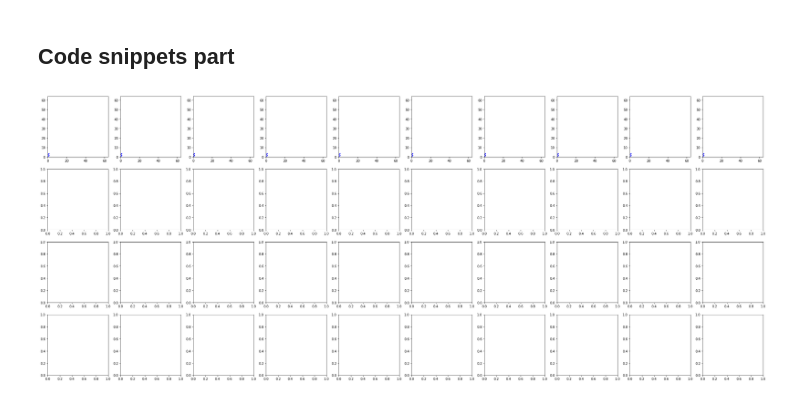
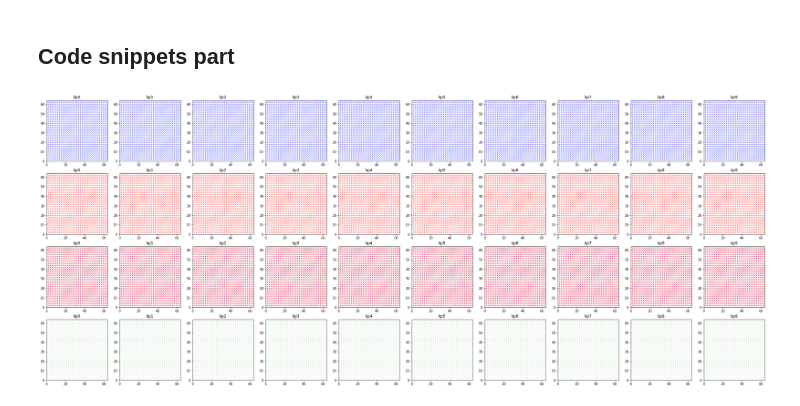
Before and after one commit to lee-vius/first-order-model, a Jupyter notebook: train_stylizer.ipynb, the cells around one changed output. Cells and saved outputs as stored; diff of their text form; code cells hidden in the pictures.

```diff
--- a/train_stylizer.ipynb
+++ b/train_stylizer.ipynb
@@ -246,20 +246,70 @@ styLogger.save_cpk()
 # %%
 import numpy as np
 import matplotlib.pyplot as plt
 
-fig, axes = plt.subplots(4, 10, figsize=(40, 16))
+inp = np.ones((10, 10, 64, 64, 2))[0]
+out = np.ones((10, 10, 64, 64, 2))[0]
 
-for ax in axes[0]:
-    ax.set_xlim(0, 64)
-    ax.set_ylim(0, 64)
+shape = inp.shape # the shape should be (num_kp, 64, 64, 2)
+fig, axes = plt.subplots(4, shape[0], figsize=(4 * shape[0], 4 * 4))
 
-    v = np.array([1, 1])
-    ax.arrow(0, 0, *v, color='b', linewidth=1.0, head_width=1.0, head_length=1)
-    ax.arrow(0, 2, *v, color='b', linewidth=1.0, head_width=1.0, head_length=1)
+for kp, ax in enumerate(axes[0]):
+    # plot the original motion field
+    ax.set_xlim(0, shape[1])
+    ax.set_ylim(0, shape[2])
+    ax.set_title("kp{}".format(kp))
+    for i in range(shape[1]):
+        if i % 2 == 0:
+            continue
+        for j in range(shape[2]):
+            if j % 2 == 0:
+                continue
+            ax.arrow(i, j, *inp[kp, i, j], color='b', linewidth=0.5, head_width=0.2, head_length=0.2)
 
+for kp, ax in enumerate(axes[1]):
+    # plot the generated motion field
+    ax.set_xlim(0, shape[1])
+    ax.set_ylim(0, shape[2])
+    ax.set_title("kp{}".format(kp))
+    for i in range(shape[1]):
+        if i % 2 == 0:
+            continue
+        for j in range(shape[2]):
+            if j % 2 == 0:
+                continue
+            ax.arrow(i, j, *out[kp, i, j], color='r', linewidth=0.5, head_width=0.2, head_length=0.2)
+
+for kp, ax in enumerate(axes[2]):
+    # plot both original and generated motion fields
+    ax.set_xlim(0, shape[1])
+    ax.set_ylim(0, shape[2])
+    ax.set_title("kp{}".format(kp))
+    for i in range(shape[1]):
+        if i % 2 == 0:
+            continue
+        for j in range(shape[2]):
+            if j % 2 == 0:
+                continue
+            ax.arrow(i, j, *inp[kp, i, j], color='b', linewidth=0.5, head_width=0.2, head_length=0.2)
+            ax.arrow(i, j, *out[kp, i, j], color='r', linewidth=0.5, head_width=0.2, head_length=0.2)
+
+for kp, ax in enumerate(axes[3]):
+    # plot difference motion fields
+    ax.set_xlim(0, shape[1])
+    ax.set_ylim(0, shape[2])
+    ax.set_title("kp{}".format(kp))
+    for i in range(shape[1]):
+        if i % 2 == 0:
+            continue
+        for j in range(shape[2]):
+            if j % 2 == 0:
+                continue
+            ax.arrow(i, j, *(out[kp, i, j] - inp[kp, i, j]), color='g', linewidth=0.5, head_width=0.2, head_length=0.2)
+
+# save figs
 plt.show()
 # %% [output]
-[figure, old version]
+[figure, new version]
 # %%
 h, w = 4, 4
 x = torch.arange(w).type(torch.float)
```
Also changed, not shown: 2 other files.
